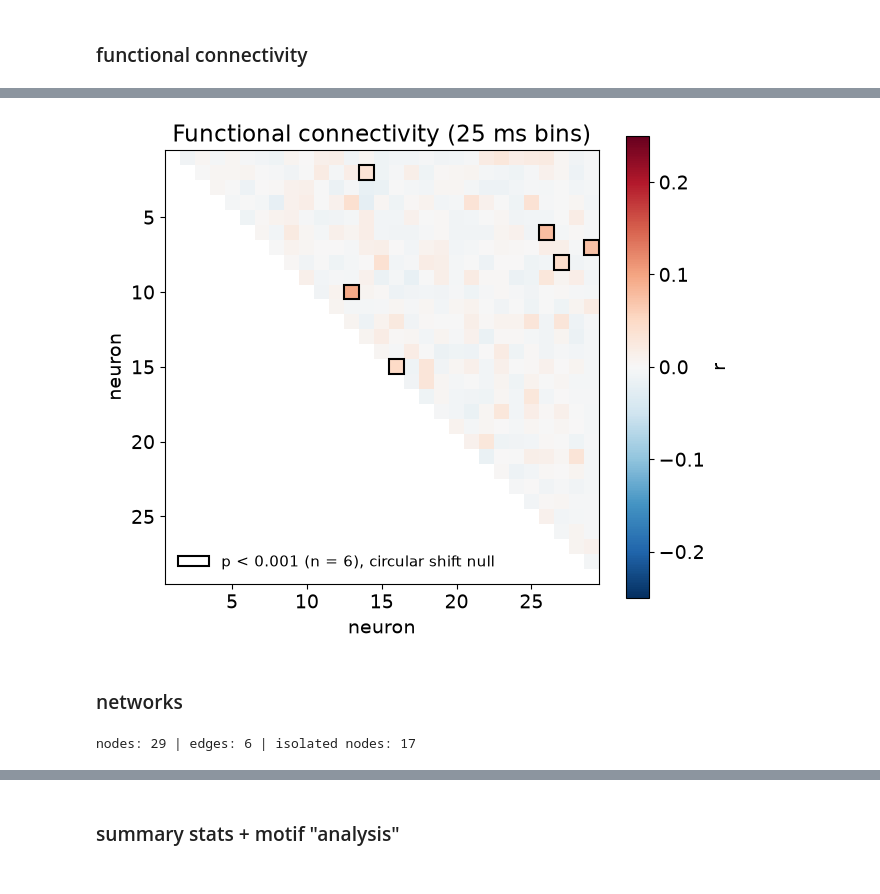
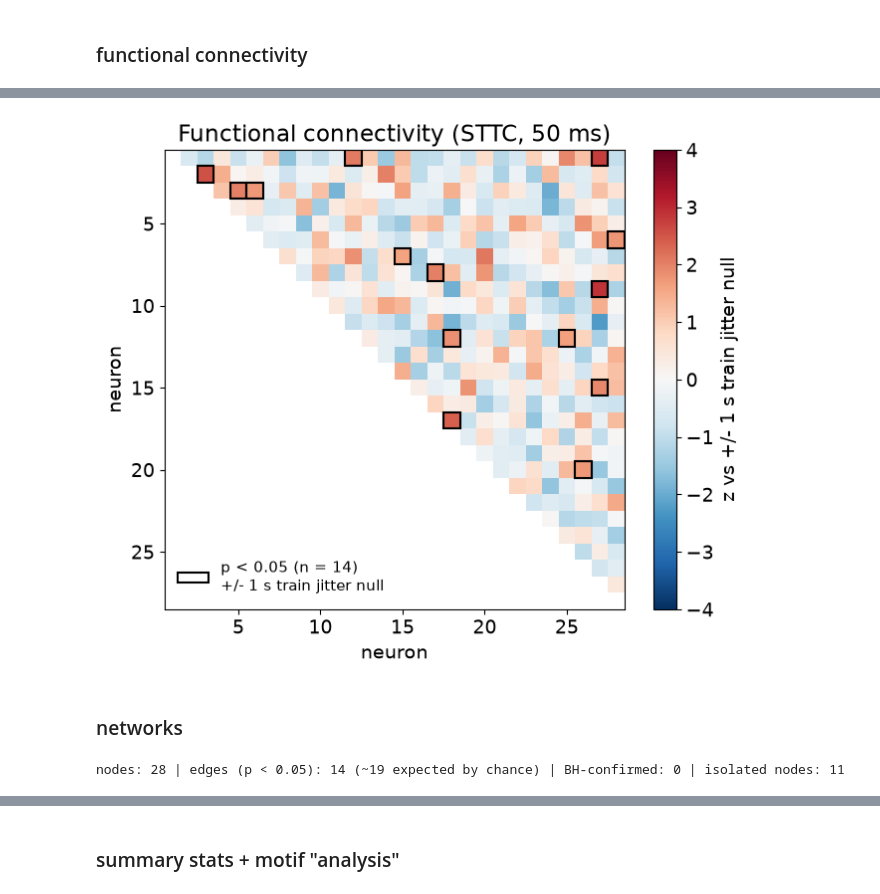
Before and after one commit to bzheng112/glioma_mea, a Jupyter notebook: notebooks/network.ipynb, the cells around one changed output, grey strips where cells are left out. Drawn from its saved outputs; the diff is of its cells as text; code cells hidden in the pictures.

```diff
--- a/notebooks/network.ipynb
+++ b/notebooks/network.ipynb
@@ -315,2 +351,8 @@ bins: 12004 | spikes binned: 6371
+# %%
+def shift(t, rng, J=None):
+    """whole train moved by ONE random offset and wrapped at the recording end, so every interspike interval (bursts included) is kept and only timing relative to the other units is destroyed.
+    J=None: offset anywhere in the recording = circular shift (MEA-NAP, Sit et al. 2024). J in seconds: offset within +/- J = spike-train jitter that also keeps co-modulation slower than J in the null."""
+    off = rng.uniform(1, duration - 1) if J is None else rng.uniform(-J, J)
+    return np.sort((t + off) % duration)
 # %%
 rng = np.random.default_rng(0)
@@ -336,0 +374,7 @@ null |r| 99.9th percentile, typical: 0.038 | significant pairs: 6 of 406 | expec
+# %%
+q = 0.05
+p_adj = false_discovery_control(p, method="bh")
+sig = p_adj <= q                                                 # confirmed layer: BH over all pairs, on the same surrogate p-values
+print("BH q = {}: {} of the {} significant pairs survive correction | expected false among them: {:.1f}".format(q, sig.sum(), sig_95.sum(), q * sig.sum()))
+pd.DataFrame([(units[iu[0][k]], units[iu[1][k]], round(C[iu][k], 3), round(z[k], 1), p[k], round(p_adj[k], 3), "BH" if sig[k] else "95th pct")
+              for k in np.where(sig_95)[0]], columns=["unit_a", "unit_b", "sttc", "z", "p", "p_adj", "layer"]).sort_values("z", ascending=False).head(15)
@@ -337,13 +398,15 @@ null |r| 99.9th percentile, typical: 0.038 | significant pairs: 6 of 406 | expec
 # %%
-sig_pairs = [(units[iu[0][k]], units[iu[1][k]]) for k in np.where(sig)[0]]
-fig, axs = plt.subplots(len(sig_pairs), 1, figsize=(8, 2.8 * len(sig_pairs)))
-for ax, (a, b) in zip(np.atleast_1d(axs), sig_pairs):
+k_show = np.where(sig)[0] if sig.any() else np.argsort(z)[::-1][:4]      # BH-confirmed pairs, or the 4 highest z when none
+sig_pairs = [(units[iu[0][k]], units[iu[1][k]]) for k in k_show]
+fig, axs = plt.subplots(len(k_show), 1, figsize=(8, 2.8 * len(k_show)))
+for ax, k in zip(np.atleast_1d(axs), k_show):
+    a, b = units[iu[0][k]], units[iu[1][k]]
     h, lag_ms = crosscorrelogram(spike_times[a], spike_times[b])
     ax.bar(lag_ms, h, width=1, color="k")
     ax.axvspan(-6, 6, color="red", alpha=0.12)
     gap = h[(np.abs(lag_ms) > 1.5) & (np.abs(lag_ms) <= 6)].sum()
     flank = h[(np.abs(lag_ms) > 6) & (np.abs(lag_ms) <= 30)].sum()
-    ax.set(title=f"{a} vs {b}: r {C[units.index(a), units.index(b)]:.2f}, {np.hypot(*(xy_unit[a] - xy_unit[b])):.0f} um\n1.5-6 ms: {gap}   6-30 ms: {flank}", xlabel="lag (ms)")
+    ax.set(title=f"{a} vs {b}: STTC {C[iu][k]:.3f}, z {z[k]:.1f}, p {p[k]:.4f}, {np.hypot(*(xy_unit[a] - xy_unit[b])):.0f} um\n1.5-6 ms: {gap}   6-30 ms: {flank}", xlabel="lag (ms)")
 fig.tight_layout()
 plt.show()
 # %% [output]
@@ -351,30 +414,34 @@ plt.show()
 # %%
 mask = np.tril(np.ones_like(C, dtype=bool))          # hide the lower triangle and the diagonal
 C_half = np.ma.array(C, mask=mask)
+Z = np.zeros_like(C); Z[iu] = z; Z = Z + Z.T                     # z-scores as a matrix
+Z_half = np.ma.array(Z, mask=mask)
 # %%
 plt.rcParams.update({"font.size": 14})
-fig, ax = plt.subplots(figsize=(7, 6))
-im = ax.imshow(C_half, cmap="RdBu_r", vmin=-0.25, vmax=0.25, extent=(0.5, n + 0.5, n + 0.5, 0.5))
-for m, k in enumerate(np.where(sig)[0]):
+fig, ax = plt.subplots(figsize=(7.5, 6))
+im = ax.imshow(Z_half, cmap="RdBu_r", vmin=-4, vmax=4, extent=(0.5, n + 0.5, n + 0.5, 0.5))
+for m, k in enumerate(np.where(sig_95)[0]):
     i, j = iu[0][k], iu[1][k]
     ax.add_patch(plt.Rectangle((j + 0.5, i + 0.5), 1, 1, fill=False, edgecolor="k", linewidth=1.5,
-                               label=f"p < 0.001 (n = {sig.sum()}), circular shift null" if m == 0 else None))
-fig.colorbar(im, ax=ax, label="r")
-ax.legend(loc="lower left", frameon=False, fontsize=11)
-ax.set(xlabel="neuron", ylabel="neuron", title=f"Functional connectivity ({int(bin_s * 1000)} ms bins)")
+                               label=f"p < 0.05 (n = {sig_95.sum()})\n{null_name} null" if m == 0 else None))
+fig.colorbar(im, ax=ax, label=f"z vs {null_name} null")
+if sig_95.any(): ax.legend(loc="lower left", frameon=False, fontsize=11)
+ax.set(xlabel="neuron", ylabel="neuron", title=f"Functional connectivity (STTC, {int(w * 1000)} ms)")
 plt.show()
 # %% [output]
-[figure, old version]
+[figure, new version]
 # %% [markdown]
 ### networks
 # %%
-W_sig = np.zeros_like(C)
-for k in np.where(sig)[0]:
-    W_sig[iu[0][k], iu[1][k]] = W_sig[iu[1][k], iu[0][k]] = C[iu][k]
-G = nx.relabel_nodes(nx.from_numpy_array(W_sig), dict(enumerate(units)))     # nodes are unit ids, edge weight is r
-print("nodes:", G.number_of_nodes(), "| edges:", G.number_of_edges(), "| isolated nodes:", sum(1 for u in G if G.degree(u) == 0))
+G = nx.Graph()
+G.add_nodes_from(units)                                                              # nodes are unit ids
+for k in np.where(sig_95)[0]:
+    G.add_edge(units[iu[0][k]], units[iu[1][k]], weight=C[iu][k], z=z[k], confirmed=bool(sig[k]))   # edge weight is STTC
+n_conf = sum(d["confirmed"] for _, _, d in G.edges(data=True))
+print("nodes:", G.number_of_nodes(), "| edges (p < 0.05):", G.number_of_edges(), f"(~{0.05 * sig_95.size:.0f} expected by chance)",
+      "| BH-confirmed:", n_conf, "| isolated nodes:", sum(1 for u in G if G.degree(u) == 0))
 # %% [output]
-nodes: 29 | edges: 6 | isolated nodes: 17
+nodes: 28 | edges (p < 0.05): 14 (~19 expected by chance) | BH-confirmed: 0 | isolated nodes: 11
 # %%
 pos = {u: xy_unit[u] for u in units}
 edge_colors = ["red" if G[u][v]["weight"] > 0 else "blue" for u, v in G.edges]
```
Also changed, not shown: parts of 29 cells of this notebook.
